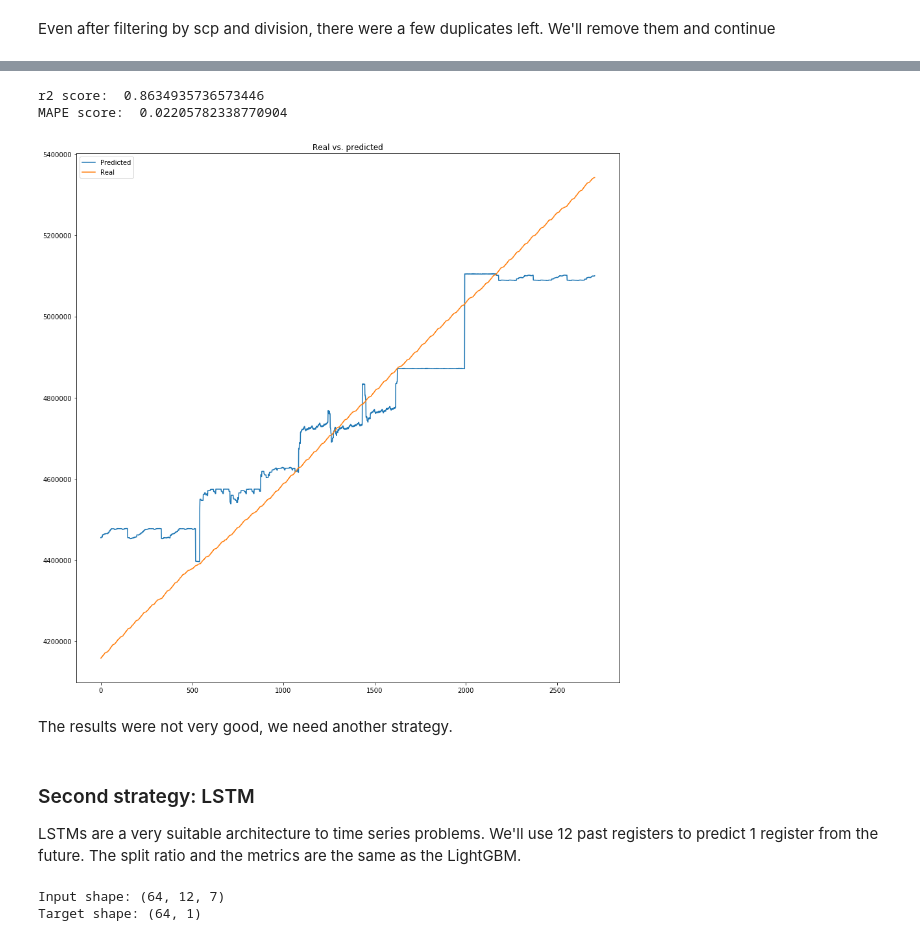
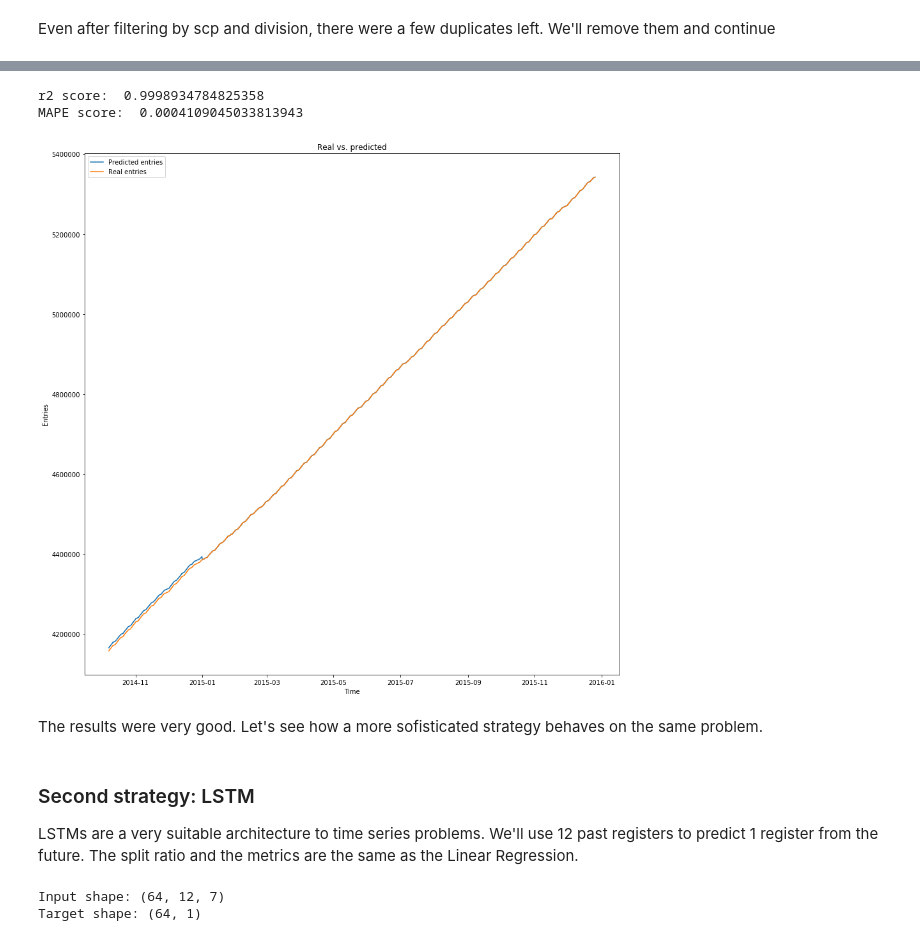
Before and after one commit to ggapp1/nyc-subway, a Jupyter notebook: forecast.ipynb, the cells around one changed output, grey strips where cells are left out. Drawn from its saved outputs; the diff is of its cells as text; code cells hidden in the pictures.

```diff
--- a/forecast.ipynb
+++ b/forecast.ipynb
@@ -150,4 +164,4 @@ def create_features(df, label=None):
+# %%
+y = df[['entries']][1:]
 # %%
-X = create_features(df_2010)[1:]
-y = df_2010[['entries']][1:]
 X,y
@@ -157,6 +189,6 @@ LightGBM is a simple, but robust, regressor. We'll split the dataset in 80/20 an
 To evaluate the model, we'll use [R2 Score](https://scikit-learn.org/stable/modules/generated/sklearn.metrics.r2_score.html) and [MAPE](https://scikit-learn.org/stable/modules/generated/sklearn.metrics.mean_absolute_percentage_error.html).
 # %%
-estimator = lightgbm.LGBMRegressor()
+estimator = LinearRegression()
 # %%
 split_fraction = 0.80
 train_split = int(split_fraction * int(X.shape[0]))
@@ -188,24 +207,26 @@ y_pred = cross_val_predict(estimator, x_val, y_val, n_jobs=-1, verbose=2)
 # %%
-def plot_results(y_val, y_pred):
+def plot_results(x, y_val, y_pred):
     plt.figure(figsize=(15,15))
-    ax1 = plt.plot(y_pred, label='Predicted')
-    ax2 = plt.plot(y_val, label='Real')
+    ax1 = plt.plot(x, y_pred, label='Predicted entries')
+    ax2 = plt.plot(x, y_val, label='Real entries')
     plt.legend(loc="upper left")
     plt.title('Real vs. predicted')
+    plt.xlabel('Time')
+    plt.ylabel('Entries')
     print("r2 score: ", r2_score(y_val, y_pred))
     print("MAPE score: ", mean_absolute_percentage_error(y_val, y_pred))
     plt.show()
 
-plot_results(y_val.values, y_pred)
+plot_results(y_val.index.values, y_val.values, y_pred)
 # %% [output]
-r2 score:  0.8634935736573446
-MAPE score:  0.02205782338770904
+r2 score:  0.9998934784825358
+MAPE score:  0.0004109045033813943
-[figure, old version]
+[figure, new version]
 # %% [markdown]
-The results were not very good, we need another strategy.
+The results were very good. Let's see how a more sofisticated strategy behaves on the same problem.
 # %% [markdown]
 ### Second strategy: LSTM
-LSTMs are a very suitable architecture to time series problems. We'll use 12 past registers to predict 1 register from the future. The split ratio and the metrics are the same as the LightGBM.
+LSTMs are a very suitable architecture to time series problems. We'll use 12 past registers to predict 1 register from the future. The split ratio and the metrics are the same as the Linear Regression.
 # %%
 step = 1
 past = 12
```
Also changed, not shown: parts of 19 cells of this notebook, 1 other file.
